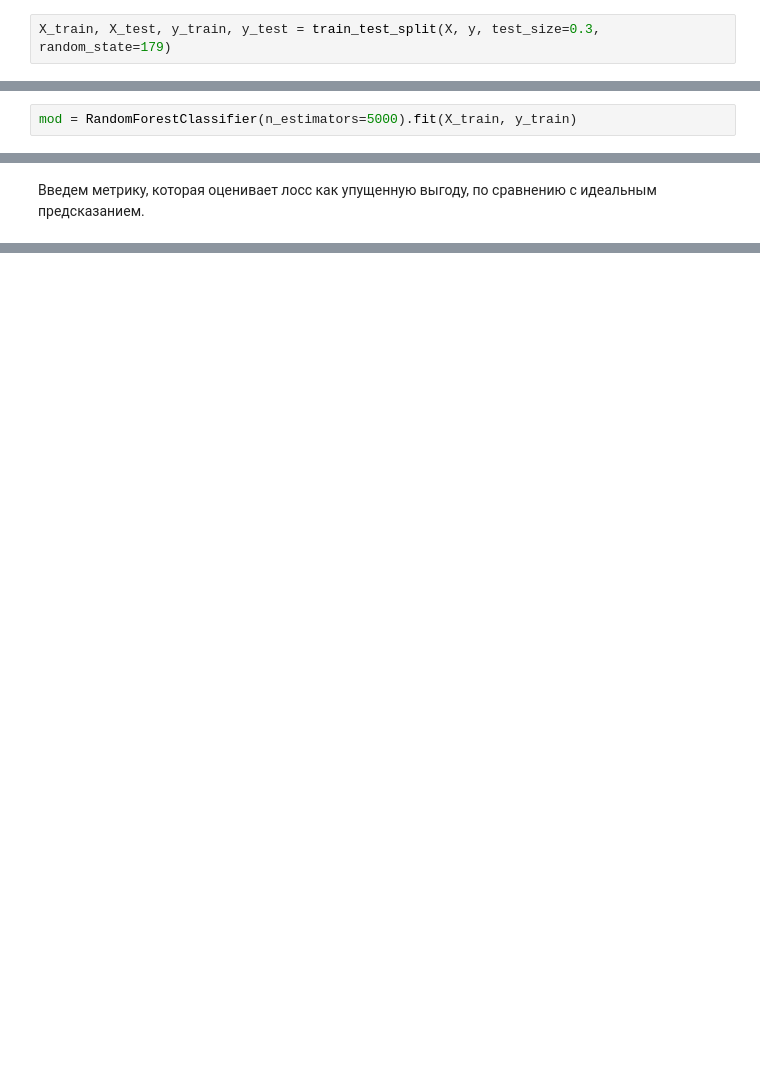
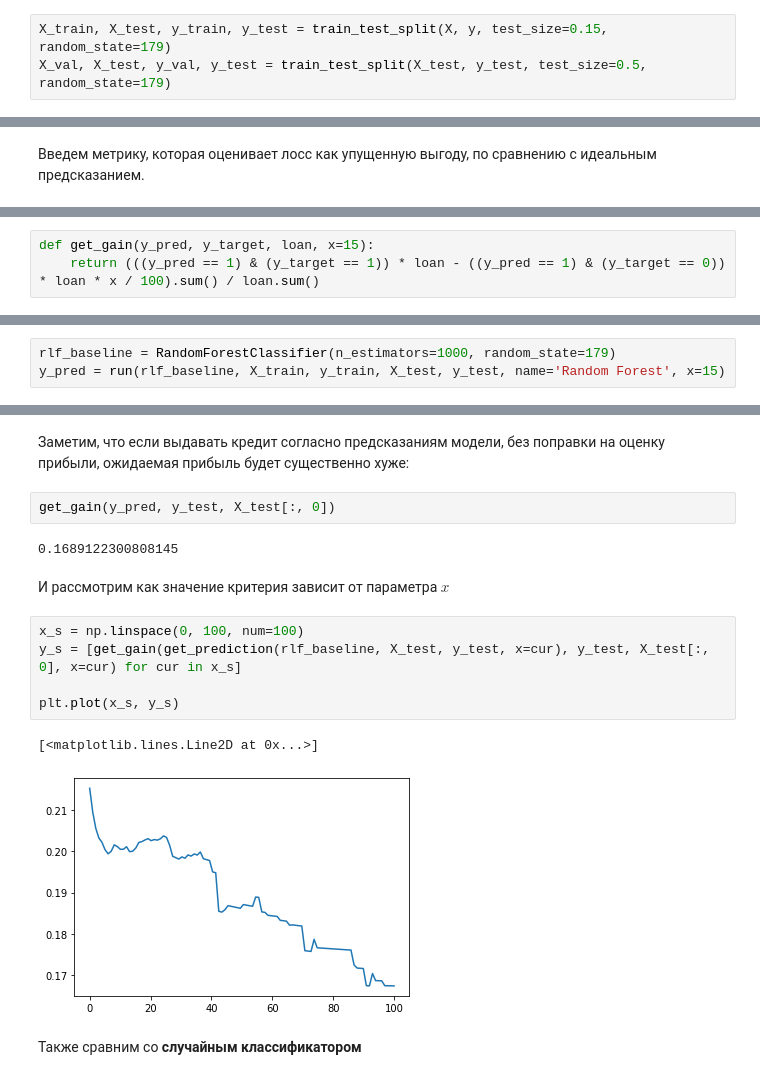
Before and after one commit to nickkartashev/Default-prediction, a Jupyter notebook: Default_prediction_maximal_improvement.ipynb, the cells around one changed output, grey strips where cells are left out. Cells and saved outputs as stored; diff of their text form; blank space fills up the shorter version.

```diff
--- a/Default_prediction_maximal_improvement.ipynb
+++ b/Default_prediction_maximal_improvement.ipynb
@@ -202,2 +259,3 @@ X = np.concatenate((X[:, :3], OneHotEncoder(sparse=False).fit_transform(X[:, [3,
 # %%
-X_train, X_test, y_train, y_test = train_test_split(X, y, test_size=0.3, random_state=179)
+X_train, X_test, y_train, y_test = train_test_split(X, y, test_size=0.15, random_state=179)
+X_val, X_test, y_val, y_test = train_test_split(X_test, y_test, test_size=0.5, random_state=179)
@@ -204,4 +264,2 @@ X_train, X_test, y_train, y_test = train_test_split(X, y, test_size=0.3, random_
 # %%
 isnatrain, isnatest = train_test_split(df.isna().mean(axis=1), test_size=0.3, random_state=179)
-# %%
-mod = RandomForestClassifier(n_estimators=5000).fit(X_train, y_train)
@@ -503,0 +326,3 @@ Loss: 610045.0
+# %%
+def get_gain(y_pred, y_target, loan, x=15):
+    return (((y_pred == 1) & (y_target == 1)) * loan - ((y_pred == 1) & (y_target == 0)) * loan * x / 100).sum() / loan.sum()
@@ -503,0 +423,3 @@ Loss: 610045.0
+# %%
+rlf_baseline = RandomForestClassifier(n_estimators=1000, random_state=179)
+y_pred = run(rlf_baseline, X_train, y_train, X_test, y_test, name='Random Forest', x=15)
@@ -503,0 +444,18 @@ Loss: 610045.0
+# %% [markdown]
+Заметим, что если выдавать кредит согласно предсказаниям модели, без поправки на оценку прибыли, ожидаемая прибыль будет существенно хуже:
+# %%
+get_gain(y_pred, y_test, X_test[:, 0])
+# %% [output]
+0.1689122300808145
+# %% [markdown]
+И рассмотрим как значение критерия зависит от параметра $x$
+# %%
+x_s = np.linspace(0, 100, num=100)
+y_s = [get_gain(get_prediction(rlf_baseline, X_test, y_test, x=cur), y_test, X_test[:, 0], x=cur) for cur in x_s]
+
+plt.plot(x_s, y_s)
+# %% [output]
+[<matplotlib.lines.Line2D at 0x...>]
+[figure, added]
+# %% [markdown]
+Также сравним со **случайным классификатором**
```
Also changed, not shown: parts of 189 cells of this notebook.
